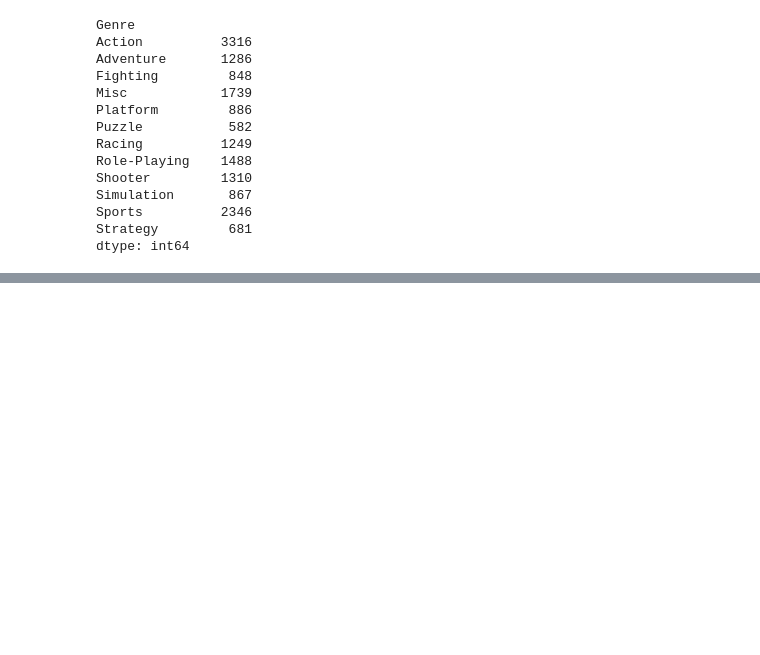
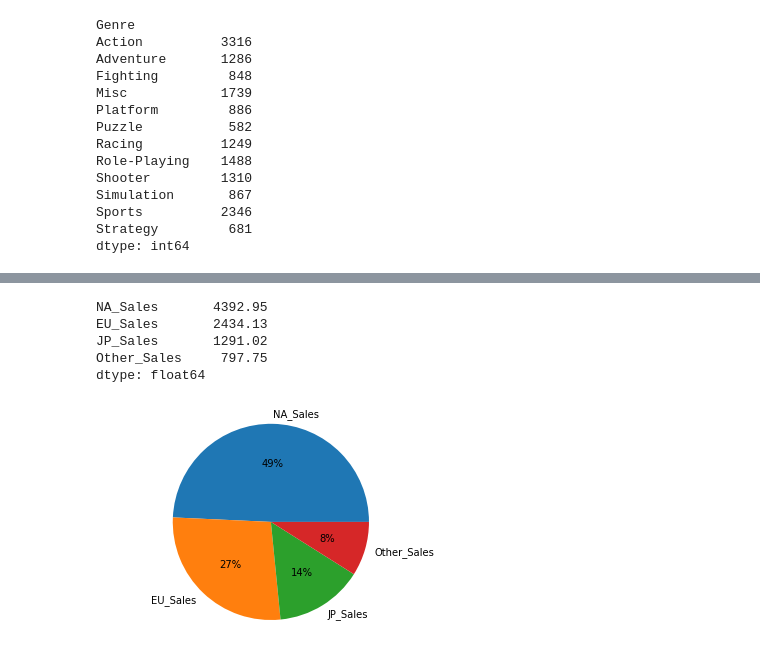
Before and after one commit to MelodyMax/video-games-analysis, a Jupyter notebook: games-data-analysis.ipynb, the cells around one changed output, grey strips where cells are left out. Drawn from its saved outputs; the diff is of its cells as text; code cells hidden in the pictures; blank space fills up the shorter version.

```diff
--- a/games-data-analysis.ipynb
+++ b/games-data-analysis.ipynb
@@ -87,0 +96,16 @@ games.groupby('Genre').size().plot.pie(autopct="%1.1f%%", colors=colors, explode
+# %%
+total_sales = games[['NA_Sales', 'EU_Sales', 'JP_Sales', 'Other_Sales']].sum()
+total_sales
+# %% [output]
+NA_Sales       4392.95
+EU_Sales       2434.13
+JP_Sales       1291.02
+Other_Sales     797.75
+dtype: float64
+# %%
+sales = ['NA_Sales', 'EU_Sales', 'JP_Sales', 'Other_Sales']
+plt.pie(total_sales, autopct='%d%%', labels=sales)
+plt.axis('equal')
+plt.show()
+# %% [output]
+[figure, added]
```
Also changed, not shown: parts of 17 cells of this notebook.
